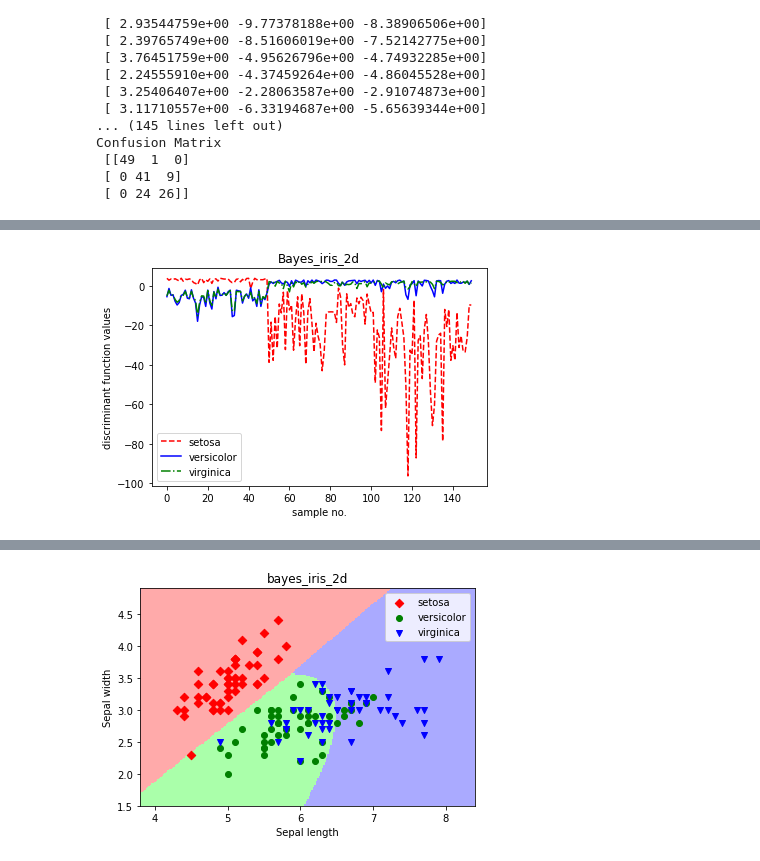
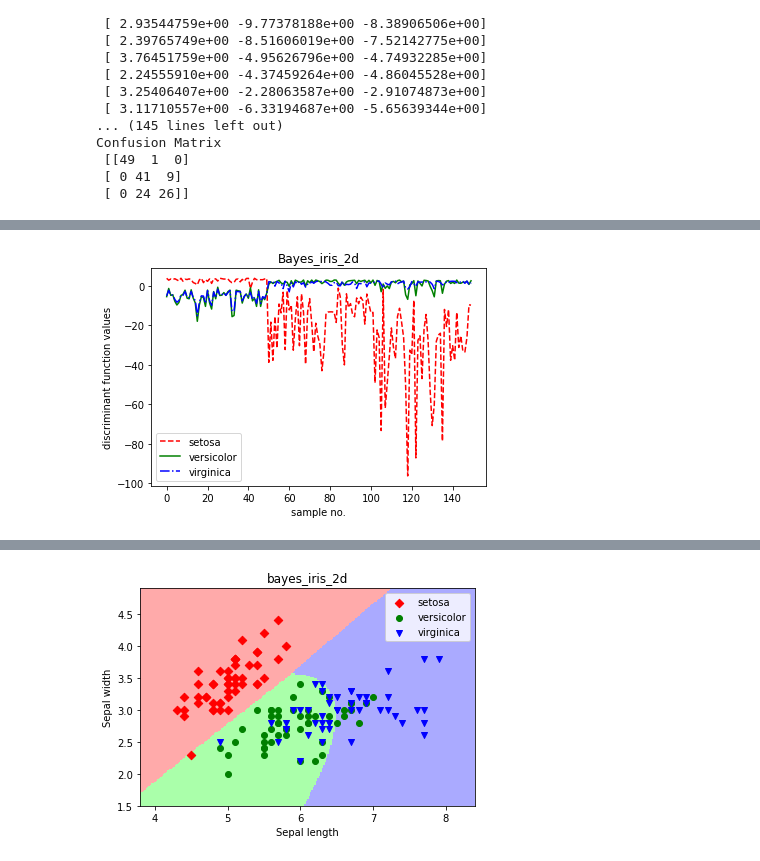
Before and after one commit to namoshi/ml_intro, a Jupyter notebook: bayes_iris_2d.ipynb, the cells around one changed output, grey strips where cells are left out. Cells and saved outputs as stored; diff of their text form; code cells hidden in the pictures.

```diff
--- a/bayes_iris_2d.ipynb
+++ b/bayes_iris_2d.ipynb
@@ -141,8 +144,8 @@ Confusion Matrix
 # %%
 
 plt.plot(x, G[:,0], color='red', ls='--', label=target_names[0])
-plt.plot(x, G[:,1], color='blue', ls='-', label=target_names[1])
-plt.plot(x, G[:,2], color='green', ls='-.', label=target_names[2])
+plt.plot(x, G[:,1], color='green', ls='-', label=target_names[1])
+plt.plot(x, G[:,2], color='blue', ls='-.', label=target_names[2])
 plt.legend()
 plt.title('Bayes_iris_2d')
 plt.xlabel("sample no.")
@@ -207 +210 @@ The PostScript backend does not support transparency; partially transparent arti
-[figure, old version]
+[figure, new version]
```
Also changed, not shown: parts of 2 cells of this notebook.
